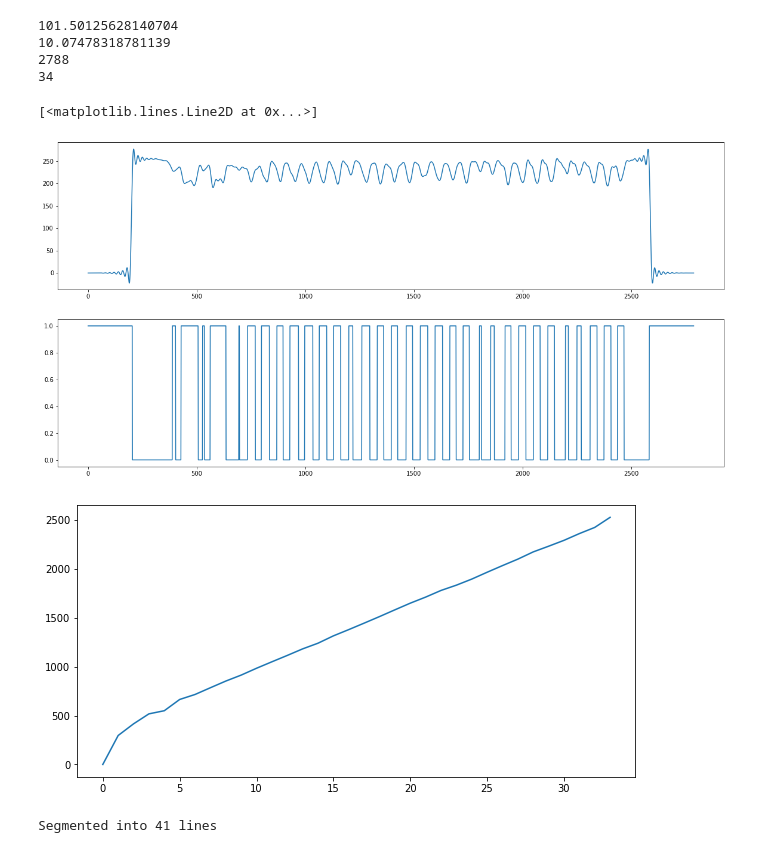
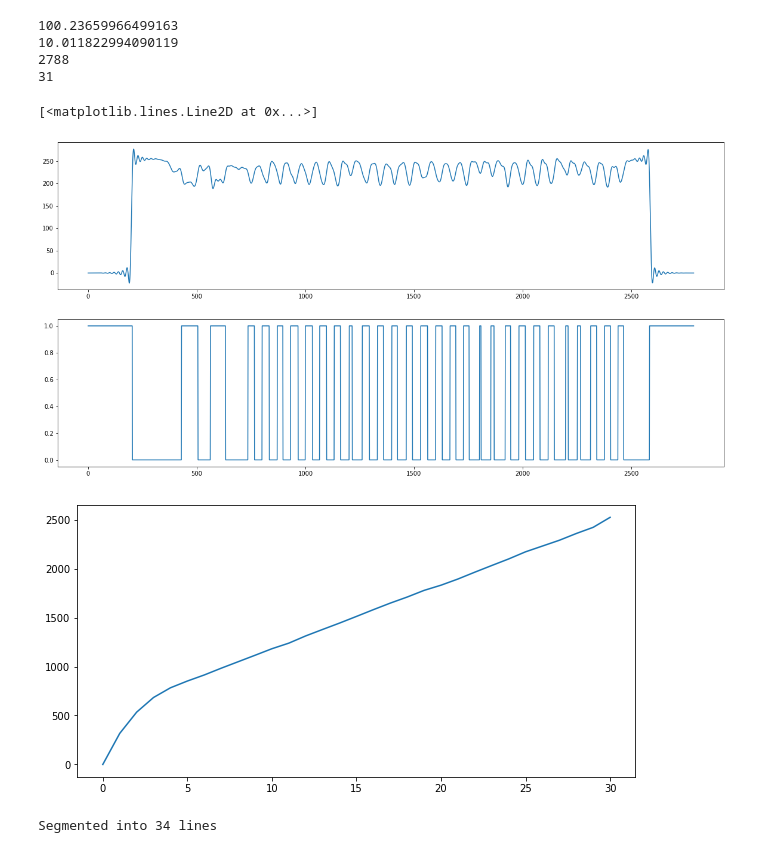
Before and after one commit to ChrisCuestas/OCR, a Jupyter notebook: Preproceso.ipynb, the cells around one changed output. Saved outputs shown, nothing was run; the diff lists cells and outputs as text; code cells hidden in the pictures.

```diff
--- a/Preproceso.ipynb
+++ b/Preproceso.ipynb
@@ -5,27 +12,31 @@ import os
 import math
 from matplotlib import pyplot as plt
 
-#Lectura del la imágen .tif
+#lectura del archivo de imagen
 img = cv2.imread('img/rm_149_004.tif',0)
+height, width = img.shape
 
-#Aplicación de Threshold adaptativo
-mean = cv2.adaptiveThreshold(img,255,cv2.ADAPTIVE_THRESH_MEAN_C,cv2.THRESH_BINARY,15,15)
-gaussian = cv2.adaptiveThreshold(img,255,cv2.ADAPTIVE_THRESH_GAUSSIAN_C,cv2.THRESH_BINARY,15,15)
+print('Alto Imagen')
+print(height)
 
-#Para invertir colores
-#gaussian = 255 - gaussian
+print('Ancho Imagen')
+print(width)
 
+#Umbralización de la imagen - Se usa metodo adaptativo
+mean = cv2.adaptiveThreshold(img,255,cv2.ADAPTIVE_THRESH_MEAN_C,cv2.THRESH_BINARY,11,15) #Media
+gaussian = cv2.adaptiveThreshold(img,255,cv2.ADAPTIVE_THRESH_GAUSSIAN_C,cv2.THRESH_BINARY,11,15)#Gaussiana
+
+#Kernel para el filtrado de ruido
 kernel = cv2.getStructuringElement(cv2.MORPH_RECT,(3,3));
 kernel2 = cv2.getStructuringElement(cv2.MORPH_CROSS,(3,3));
 
-#Transformaciones morfológicas
+#Filtrado de ruido con erosión y dialatación
+eroding = cv2.erode(mean,kernel2,iterations = 2)
+dilation = cv2.dilate(eroding,kernel2,iterations = 2)
 
-dilation = cv2.dilate(mean,kernel2,iterations = 1)
-eroding = cv2.erode(dilation,kernel2,iterations = 2)
-dilation = cv2.dilate(eroding,kernel2,iterations = 1)
 
-#Se guardan los imagenes en cada paso
-cv2.imwrite('tests/1_UmbralMean.png',gaussian)
+#Guardado de los distintos archivos de imagen generados
+cv2.imwrite('tests/1_UmbralMean.png',mean)
 cv2.imwrite('tests/2_UmbralGauss.png',gaussian)
 cv2.imwrite('tests/3_Erode.png',eroding)
 cv2.imwrite('tests/4_Dilate.png',dilation)
@@ -39,7 +54,7 @@ reduced = cv2.reduce(dilation, 1, cv2.REDUCE_AVG)
 limit = np.sqrt(np.mean(reduced**2))
 print(np.mean(reduced**2))
 print(limit)
-limit = 230 #227
+limit = 227 #227
 
 #Algoritmo para determinar los límites de cada linea del texto
 
@@ -119,7 +134,7 @@ filtered = np.convolve(s, sinc_func)
 limit = np.sqrt(np.mean(reduced**2))
 print(np.mean(reduced**2))
 print(limit)
-limit = 230 #227
+limit = 225 #227
 
 #Algoritmo para determinar los límites de cada linea del texto
 
@@ -144,57 +159,53 @@ for i in range(len(vectorF)):
 print(linesF)
 #Creación de vector donde se guardan las filas de
 #pixeles que dividen cada linea de texto
 start = 0
 divsF = np.zeros(linesF)
 last = 0
 line = 0
 for i in range(len(vectorF)):
     if last == 1:
         if vectorF[i]==0:
             start = i
     elif last == 0:
         if vectorF[i]==1:
             divsF[line] = int((start+i)//2)
             line = line+1
     last = vectorF[i]
 
 #Figuras de comprobación
 plt.figure(1,figsize=(20, 10))
 
 plt.subplot(211)
 plt.plot(filtered)
 plt.subplot(212)
 plt.plot(vectorF)
 
 plt.figure(2,figsize=(10, 5))
 plt.plot(divsF)
 # %% [output]
-101.50125628140704
-10.07478318781139
+100.23659966499163
+10.011822994090119
 2788
-34
+31
 [<matplotlib.lines.Line2D at 0x...>]
-[figure, old version]
+[figure, new version]
-[figure, old version]
+[figure, new version]
 # %%
 #Algoritmo para extraer imagenes de cada una de la filas
 
 #Se establece un márgen para evitar letras cortadas(Ejemplo: Titulo)
 margin = 15
 
-
-if not os.path.exists('tests/lines/'):
-    os.mkdir('tests/lines/')
-
-#Se itera sobre todas las lineas
+#Se itera sobreover todas las lineas
 print('Segmented into %d lines'%(lines-1))
-for c in range(lines-1):
+for c in range(len(divsF)-1):
     #Se extrae la matriz de pixeles de la linea
     cropped = dilation[int(divs[c])-margin:int(divs[c+1])+margin, 0:1577]
     #Se guarda la linea en archivo .png
-    cv2.imwrite('tests/lines/%d.png'%(c-1),cropped)
+    cv2.imwrite('tests/lines/%d.png'%c,cropped)
 # %% [output]
-Segmented into 41 lines
+Segmented into 34 lines
 # %%
 #Algoritmo para segmentación
 #https://github.com/githubharald/WordSegmentation.git
```
Also changed, not shown: parts of 5 cells of this notebook.
